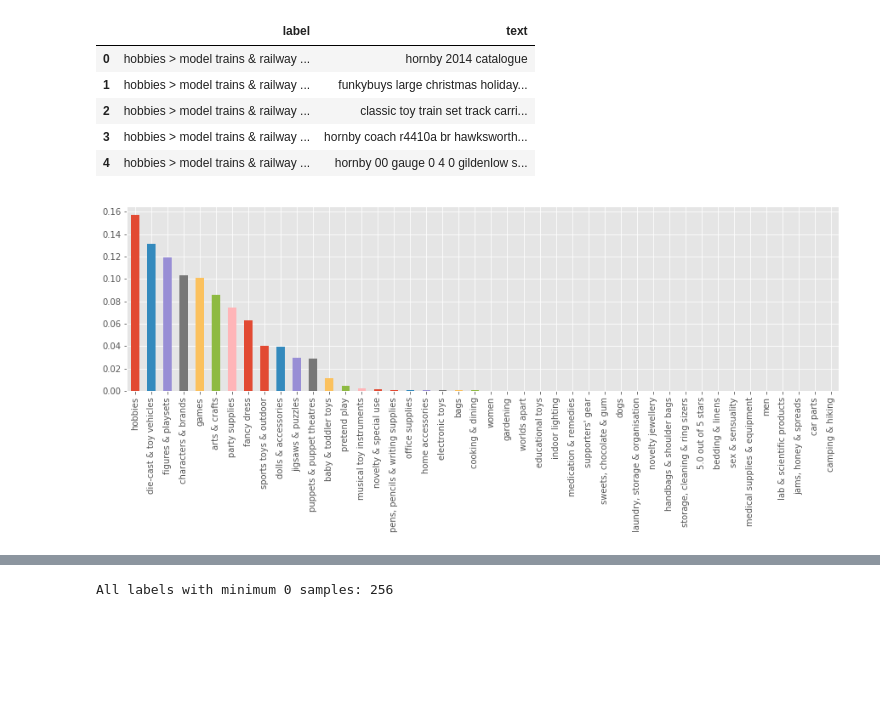
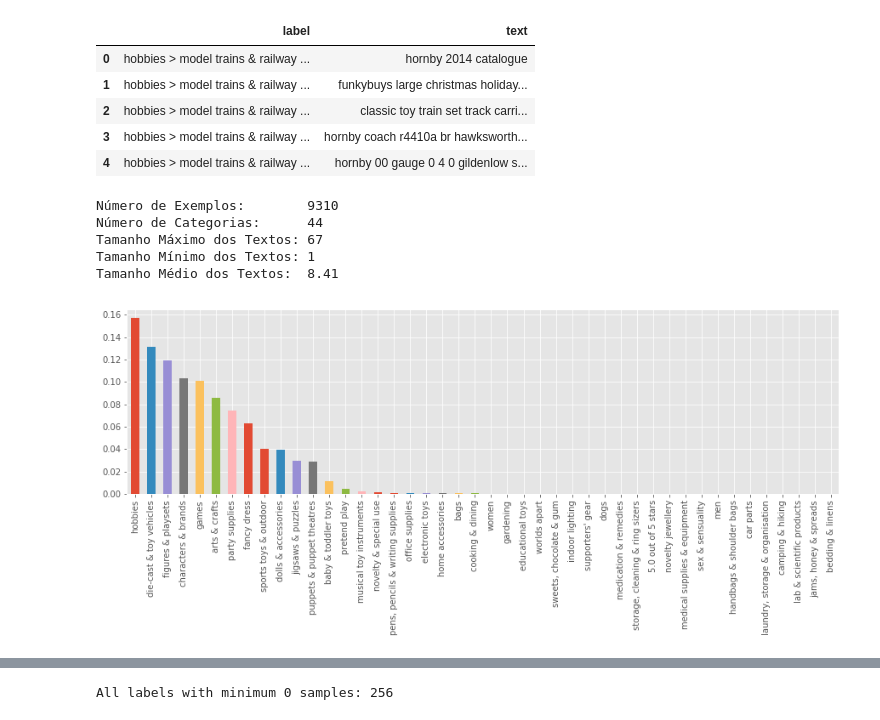
Before and after one commit to rafalencar1997/Product_Classification, a Jupyter notebook: Dataset_Statistics.ipynb, the cells around one changed output, grey strips where cells are left out. Saved outputs shown, nothing was run; the diff lists cells and outputs as text; code cells hidden in the pictures; blank space fills up the shorter version.

```diff
--- a/Dataset_Statistics.ipynb
+++ b/Dataset_Statistics.ipynb
@@ -39,7 +39,19 @@ dataset.data.head(5)
 | 2 | hobbies > model trains & railway ... | classic toy train set track carri... |
 | 3 | hobbies > model trains & railway ... | hornby coach r4410a br hawksworth... |
 | 4 | hobbies > model trains & railway ... | hornby 00 gauge 0 4 0 gildenlow s... |
-# %%
-dataset.distrib_root_label()
-# %% [output]
-[figure, removed]
+# %%
+data = dataset.text.transform(lambda x: len(x.split()))
+
+print('Número de Exemplos:        %d' % dataset.text.size)
+print('Número de Categorias:      %d' % dataset.root_label_unique.size)
+print('Tamanho Máximo dos Textos: %d' % data.max())
+print('Tamanho Mínimo dos Textos: %d' % data.min())
+print('Tamanho Médio dos Textos:  %.2f' % data.mean())
+dataset.distrib_root_label()
+# %% [output]
+Número de Exemplos:        9310
+Número de Categorias:      44
+Tamanho Máximo dos Textos: 67
+Tamanho Mínimo dos Textos: 1
+Tamanho Médio dos Textos:  8.41
+[figure, added]
```
Also changed, not shown: parts of 1 cell of this notebook, 3 other files.
